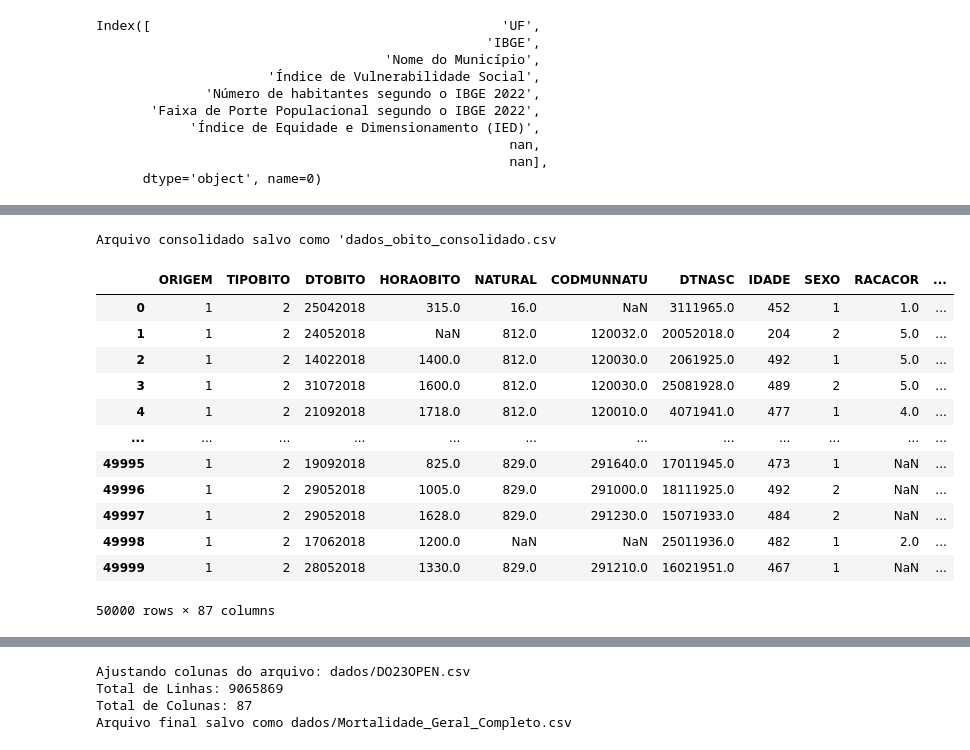
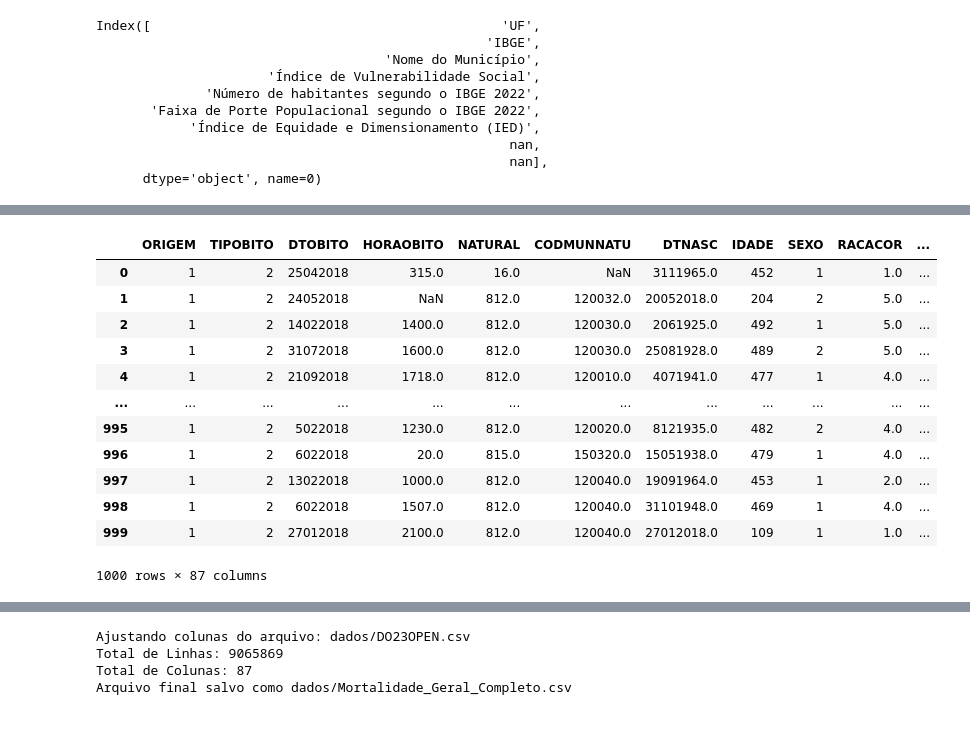
Before and after one commit to Macedosouza2024/Engenharia-de-dados, a Jupyter notebook: Problema_3-checkpoint.ipynb, the cells around one changed output, grey strips where cells are left out. Saved outputs shown, nothing was run; the diff lists cells and outputs as text; code cells hidden in the pictures.

```diff
--- a/Problema_3-checkpoint.ipynb
+++ b/Problema_3-checkpoint.ipynb
@@ -206,44 +221,24 @@ for arquivo in arquivos_para_capturar:
         shutil.move(arquivo_path, os.path.join(destino, arquivo))
     else:
         print(f"Arquivo não encontrado: {arquivo}")
-# %%
-arquivos = ['dados/Mortalidade_Geral_2018.csv', 'dados/Mortalidade_Geral_2019.csv',
-            'dados/Mortalidade_Geral_2020.csv', 'dados/Mortalidade_Geral_2021.csv',
-            'dados/DO22OPEN.csv', 'dados/DO23OPEN.csv']
-# Ler e armazenar os DataFrames em uma lista
-dataframes = [pd.read_csv(arquivo) for arquivo in arquivos]
-
-# Concatenar todos os DataFrames em um único
-df_geral = pd.concat(dataframes, ignore_index=True)
-
-# Filtrar apenas colunas que contêm "obito" no nome (ignorando maiúsculas e minúsculas)
-colunas_obito = [col for col in df_geral.columns if 'obito' in col.lower()]
-df_filtrado = df_geral[colunas_obito]
-
-# Salvar o arquivo consolidado e filtrado
-df_filtrado.to_csv("dados_obito_consolidado.csv", index=False)
-
-print("Arquivo consolidado salvo como 'dados_obito_consolidado.csv")
-# %% [output]
-Arquivo consolidado salvo como 'dados_obito_consolidado.csv
 # %%
-df_2018 = pd.read_csv('dados/Mortalidade_Geral_2018.csv', sep= ';', nrows=50000, low_memory=False)
+df_2018 = pd.read_csv('dados/Mortalidade_Geral_2018.csv', sep= ';', nrows=1000, low_memory=False)
 
 display(df_2018)
 # %% [output]
 |  | ORIGEM | TIPOBITO | DTOBITO | HORAOBITO | NATURAL | CODMUNNATU | DTNASC | IDADE | SEXO | RACACOR | ... |
 | 0 | 1 | 2 | 25042018 | 315.0 | 16.0 | NaN | 3111965.0 | 452 | 1 | 1.0 | ... |
 | 1 | 1 | 2 | 24052018 | NaN | 812.0 | 120032.0 | 20052018.0 | 204 | 2 | 5.0 | ... |
 | 2 | 1 | 2 | 14022018 | 1400.0 | 812.0 | 120030.0 | 2061925.0 | 492 | 1 | 5.0 | ... |
 | 3 | 1 | 2 | 31072018 | 1600.0 | 812.0 | 120030.0 | 25081928.0 | 489 | 2 | 5.0 | ... |
 | 4 | 1 | 2 | 21092018 | 1718.0 | 812.0 | 120010.0 | 4071941.0 | 477 | 1 | 4.0 | ... |
 | ... | ... | ... | ... | ... | ... | ... | ... | ... | ... | ... | ... |
-| 49995 | 1 | 2 | 19092018 | 825.0 | 829.0 | 291640.0 | 17011945.0 | 473 | 1 | NaN | ... |
-| 49996 | 1 | 2 | 29052018 | 1005.0 | 829.0 | 291000.0 | 18111925.0 | 492 | 2 | NaN | ... |
-| 49997 | 1 | 2 | 29052018 | 1628.0 | 829.0 | 291230.0 | 15071933.0 | 484 | 2 | NaN | ... |
-| 49998 | 1 | 2 | 17062018 | 1200.0 | NaN | NaN | 25011936.0 | 482 | 1 | 2.0 | ... |
-| 49999 | 1 | 2 | 28052018 | 1330.0 | 829.0 | 291210.0 | 16021951.0 | 467 | 1 | NaN | ... |
+| 995 | 1 | 2 | 5022018 | 1230.0 | 812.0 | 120020.0 | 8121935.0 | 482 | 2 | 4.0 | ... |
+| 996 | 1 | 2 | 6022018 | 20.0 | 815.0 | 150320.0 | 15051938.0 | 479 | 1 | 4.0 | ... |
+| 997 | 1 | 2 | 13022018 | 1000.0 | 812.0 | 120040.0 | 19091964.0 | 453 | 1 | 2.0 | ... |
+| 998 | 1 | 2 | 6022018 | 1507.0 | 812.0 | 120040.0 | 31101948.0 | 469 | 1 | 4.0 | ... |
+| 999 | 1 | 2 | 27012018 | 2100.0 | 812.0 | 120040.0 | 27012018.0 | 109 | 1 | 1.0 | ... |
-50000 rows × 87 columns
+1000 rows × 87 columns
 # %%
 # Lista com os caminhos dos arquivos
 arquivos = [
```
Also changed, not shown: parts of 10 cells of this notebook, 1 other file.
